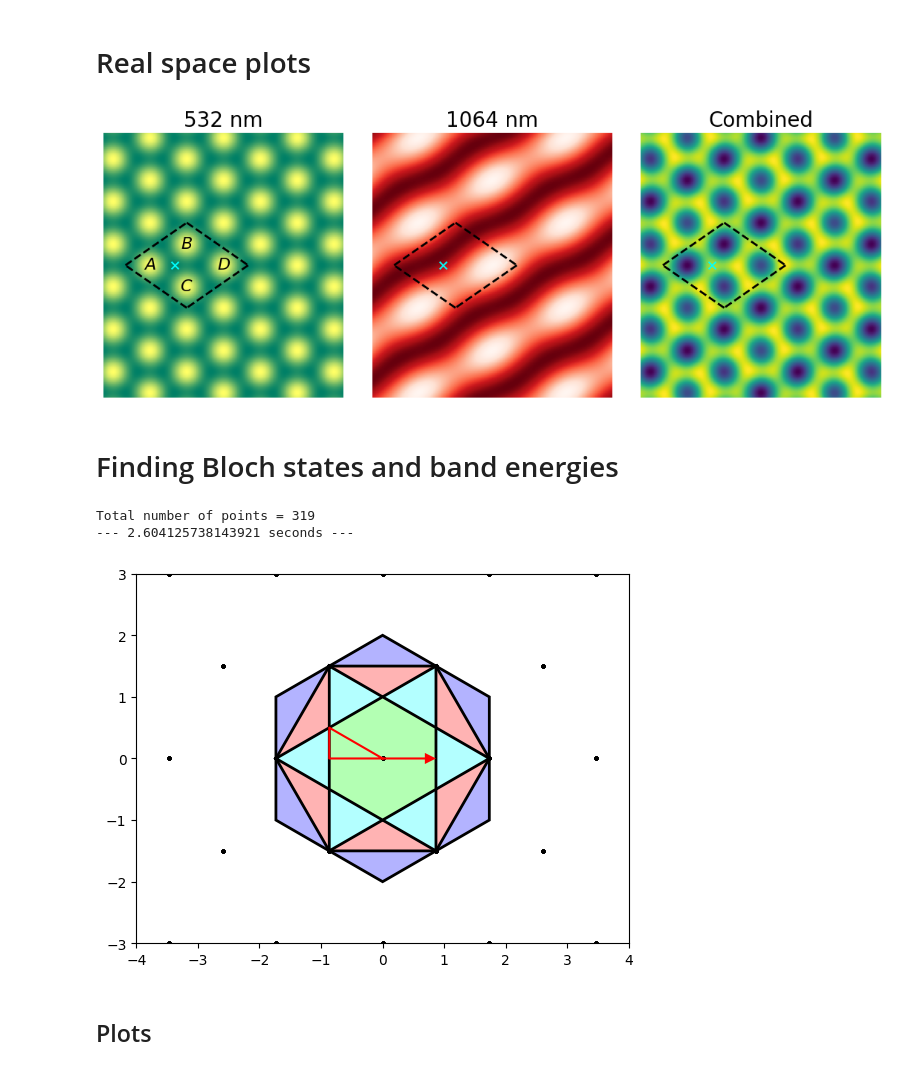
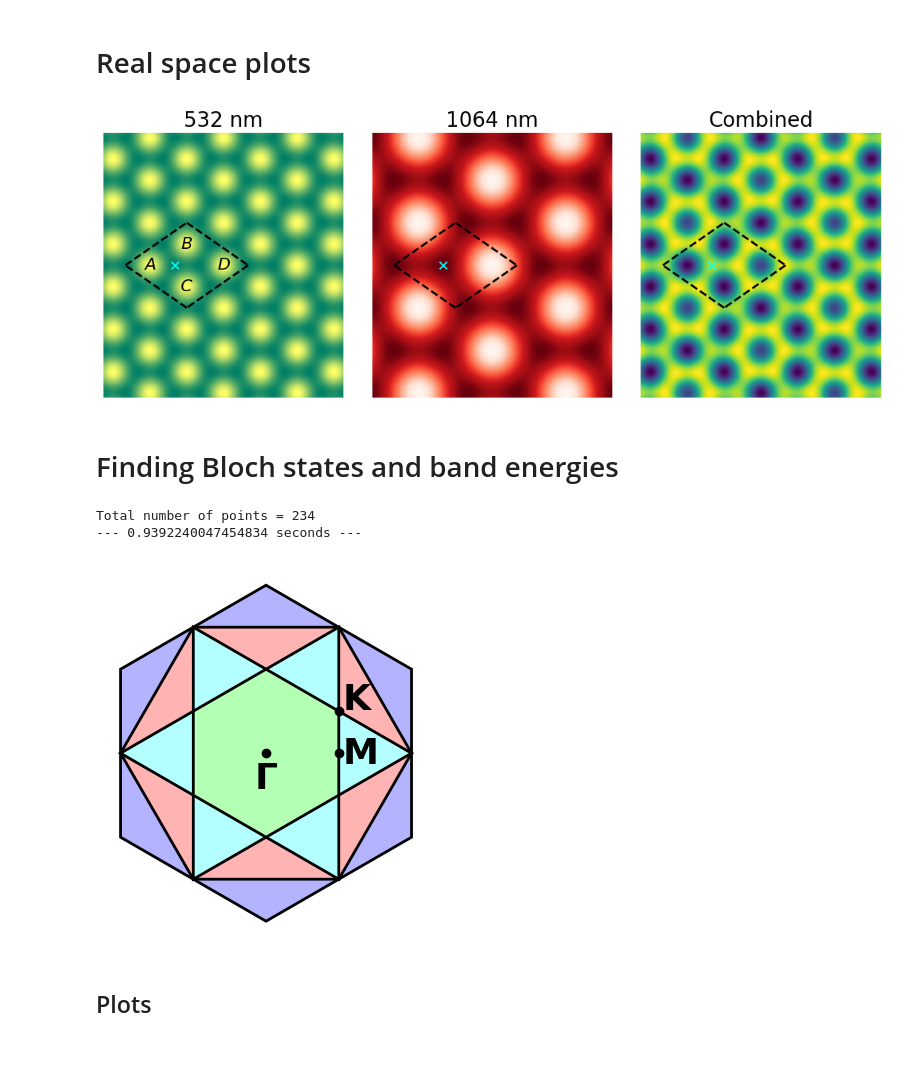
Before and after one commit to Shao-Wen-Chang/E9_constant, a Jupyter notebook: projects/general_plane_wave_expansion/band_structure.ipynb, the cells around one changed output. Cells and saved outputs as stored; diff of their text form; code cells hidden in the pictures.

Commit message:
A bumch of paper figures from Malte and daily uses

```diff
--- a/projects/general_plane_wave_expansion/band_structure.ipynb
+++ b/projects/general_plane_wave_expansion/band_structure.ipynb
@@ -31,27 +34,30 @@ logging.basicConfig(filename = logpath, level = loglevel)
 # %% [markdown]
 # Inputs
 # %%
+# species = "Rb87" # "Rb87", "K40"
 species = "K40" # "Rb87", "K40"
 
 # lattice parameters
-# V1064Er = 10            # 1064 lattice depth, in 1064 recoil energy
-# V532Er = 5             # 532 lattice depth, in 532 recoil energy
+V1064Er = 3            # 1064 lattice depth, in 1064 recoil energy
+V532Er = 3             # 532 lattice depth, in 532 recoil energy
 # Rb kHz to Er
 # V1064Er = 20. / 2.02781   # 25.213063
 # V532Er = 0. / 8.11125    # 35.517929
 # K kHz to Er
-V1064Er = 39.5 / 4.4099   # 39.5
-V532Er = 0 / 17.6394    # 35.517929
+# V1064Er = 39.5 / 4.4099   # 39.5
+# V532Er = 0 / 17.6394    # 35.517929
 n0nom = 0               # peak density
 # The superlattice phase that determines the relative position between 1064 and 532 lattice
 # 532 lattice is fixed at 0, so changing the pase by pi for 1064 restores the original lattice
 phi12, phi23 = 0., 0.
 # phi12, phi23 = 0, np.pi/5
-# phi12, phi23 = np.pi/11, np.pi/11   # split gamma QBTP along Mp-Mp4
+# phi12, phi23 = -np.pi/10, np.pi/10   # split gamma QBTP along Mp-Mp4
+# phi12, phi23 = np.pi/4, np.pi/5   # ABCD offset - use deep 532 lattice, e.g. 10 Er for both
 # phi12, phi23 = np.pi*1/3, -np.pi*1/3    # decorated triangular lattice (2/3 also works)
 # phi12, phi23 = np.pi*4e-3, -np.pi*4e-3    # decorated triangular lattice
+# phi12, phi23 = -np.pi*1/3, 0    # stripe
 ABoffset1064nom = 0     # max 0.011585 * V1064nom / 9 / np.sqrt(3) for Rb
-B1_rel_int_1064 = 0.2     # relative intensity (field is sqrt of that) of 1064 B1
+B1_rel_int_1064 = 1     # relative intensity (field is sqrt of that) of 1064 B1
 B1_rel_int_532  = 1     # relative intensity (field is sqrt of that) of 532 B1
 B3_rel_int_1064 = 1     # relative intensity (field is sqrt of that) of 1064 B3
 B3_rel_int_532  = 1     # relative intensity (field is sqrt of that) of 532 B3
@@ -68,13 +74,17 @@ A few commonly used q-space trajectories.
 qverts_str = 'E9c.Gp/E9c.k_lw, E9c.Kp/E9c.k_lw, E9c.Mp/E9c.k_lw, E9c.Gp/E9c.k_lw'
 x_ticklist = ['$\Gamma$', 'K', 'M', '$\Gamma$']
 
-# K, gamma, K, M, gamma
-qverts_str = 'E9c.Kp4/E9c.k_lw, E9c.Gp/E9c.k_lw, E9c.Kp/E9c.k_lw, E9c.Mp/E9c.k_lw, E9c.Gp/E9c.k_lw'
-x_ticklist = ["K'", '$\Gamma$', 'K', 'M', '$\Gamma$']
+# M, gamma, K, M
+# qverts_str = 'E9c.Mp/E9c.k_lw, E9c.Gp/E9c.k_lw, E9c.Kp/E9c.k_lw, E9c.Mp/E9c.k_lw'
+# x_ticklist = ["M", '$\Gamma$', 'K', 'M']
+
+# K', gamma, K, M, gamma
+# qverts_str = 'E9c.Kp4/E9c.k_lw, E9c.Gp/E9c.k_lw, E9c.Kp/E9c.k_lw, E9c.Mp/E9c.k_lw, E9c.Gp/E9c.k_lw'
+# x_ticklist = ["K'", '$\Gamma$', 'K', 'M', '$\Gamma$']
 
 # gamma, K, M, gamma, M
-qverts_str = 'E9c.Gp/E9c.k_lw, E9c.Kp/E9c.k_lw, E9c.Mp/E9c.k_lw, E9c.Gp/E9c.k_lw, E9c.Mp4/E9c.k_lw'
-x_ticklist = ["K'", '$\Gamma$', 'K', 'M', '$\Gamma$']
+# qverts_str = 'E9c.Gp/E9c.k_lw, E9c.Kp/E9c.k_lw, E9c.Mp/E9c.k_lw, E9c.Gp/E9c.k_lw, E9c.Mp4/E9c.k_lw'
+# x_ticklist = ['$\Gamma$', 'K', 'M', '$\Gamma$', 'M']
 
 # 1st BZ edges
 # qverts_str = 'E9c.Kp/E9c.k_lw, E9c.Kp2/E9c.k_lw, E9c.Kp3/E9c.k_lw, E9c.Kp4/E9c.k_lw, E9c.Kp5/E9c.k_lw, E9c.Kp6/E9c.k_lw, E9c.Kp/E9c.k_lw'
@@ -82,9 +92,13 @@ x_ticklist = ["K'", '$\Gamma$', 'K', 'M', '$\Gamma$']
 # Small square around gamma
 # qverts_str = 'np.array([0.4, -0.4]), np.array([0.4, 0.4]), np.array([-0.4, 0.4]), np.array([-0.4, -0.4]), np.array([0.4, -0.4])'
 
-# qx = 0
+# qx = 0, within 1st BZ
 # qverts_str = 'E9c.Kp3/E9c.k_lw, E9c.Kp6/E9c.k_lw'
 # x_ticklist = ["K'", 'K']
+
+# qx = 0, gamma - gamma
+# qverts_str = 'E9c.Gp/E9c.k_lw, 2 * E9c.Kp6/E9c.k_lw'
+# x_ticklist = ['$\Gamma$', '2K']
 
 # qy = 0
 # qverts_str = 'E9c.Mp/E9c.k_lw, E9c.Mp4/E9c.k_lw'
@@ -196,7 +210,7 @@ ax_532.text(0, 0, r"$D$", size = 16,
 
 fig_real.tight_layout()
 # %% [output]
-[figure, old version]
+[figure, new version]
 # %% [markdown]
 # Finding Bloch states and band energies
 # %%
@@ -210,38 +224,43 @@ start_time = time.time()
 # Piecewise linear
 # number of points sampled between two points (can be an array specifying each path, or just one number for all)
 num_points = np.array([int(np.linalg.norm(p2 - p1) / dq) for p1, p2 in zip(qverts_arr[:-1], qverts_arr[1:])])
 index_points = np.hstack((np.array([0]), np.cumsum(num_points))) - np.arange(len(num_points) + 1)
 qsets, xq = bsc.find_qset_piecewise_linear(qverts_arr, num_points)
 
 # Circular
 # num_points = int(2. * np.pi * rq_circ / dq)
 # qsets, xq = bsc.find_qset_circle(E9c.Gp/E9c.k_lw, rq_circ, theta_init = np.pi + 0.001, pt_num = num_points)
 
 e_values = np.zeros((len(qsets), bandnum), dtype = np.cdouble)
 e_states = np.zeros((len(qsets), size**2, bandnum), dtype = np.cdouble)
 e_states_ni = [[] for _ in range(bandnum)]  # a list of blochstate for each band
 
 # find non-interacting solution
 print("Total number of points = {0}".format(len(qsets)))
 fig_BZ, ax_BZ = plt.subplots(1, 1)#, figsize = (20, 16))
-bsc.PlotBZSubplot(ax_BZ)
-bsc.plot_qset(ax_BZ, qset = qsets, qset_type = 'circle')
+# ax_BZ.axis("off")
+bsc.PlotBZSubplot(ax_BZ,
+                #   add_q_pts = False,
+                #   label_sym_pts = True,
+                #   fontsize = 26, s_q_pt = 36
+                  )
+# bsc.plot_qset(ax_BZ, qset = qsets, qset_type = 'circle')
 Hq_mmat, Hq_nmat, H_532, H_1064 = bsc.find_H_components(num, Exp_lib, center = k_center)
 for i in range(len(qsets)):
     H = bsc.find_H(qsets[i], Exp_lib, Hq_mmat, Hq_nmat, H_532, H_1064)
     e_values[i,:], e_states[i,:,:] = eigh(H, eigvals = (bandstart, bandend),
                                           overwrite_a = True, check_finite = False)
 
 # Fix the gauge of eigenstates using parallel transport
 e_states_fixed = bsc.fix_gauge_parallel_transport_1d(e_states, flip_gauge_for_bands = [0])
 for i in range(len(qsets)):
     for j, bandN in enumerate(range(bandstart, bandend + 1)):
         e_states_ni[j].append(bsc.blochstate(e_states[i,:,j], q = qsets[i], center = k_center, N = bandN, E = e_values[i,j], param = Exp_lib))
 print("--- {0} seconds ---".format((time.time() - start_time)))
 # %% [output]
-Total number of points = 319
---- 2.604125738143921 seconds ---
+Total number of points = 234
+--- 0.9392240047454834 seconds ---
-[figure, old version]
+[figure, new version]
 # %%
 if not np.all(np.isreal(e_values)):
     logging.warning('Complex eigenvalue detected. Imaginary parts are discarded.')
```
Also changed, not shown: parts of 11 cells of this notebook, 17 other files.
